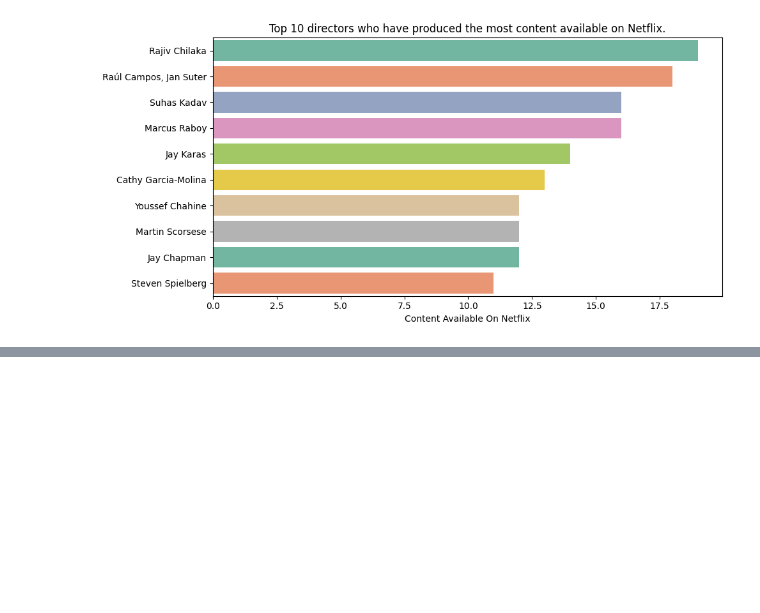
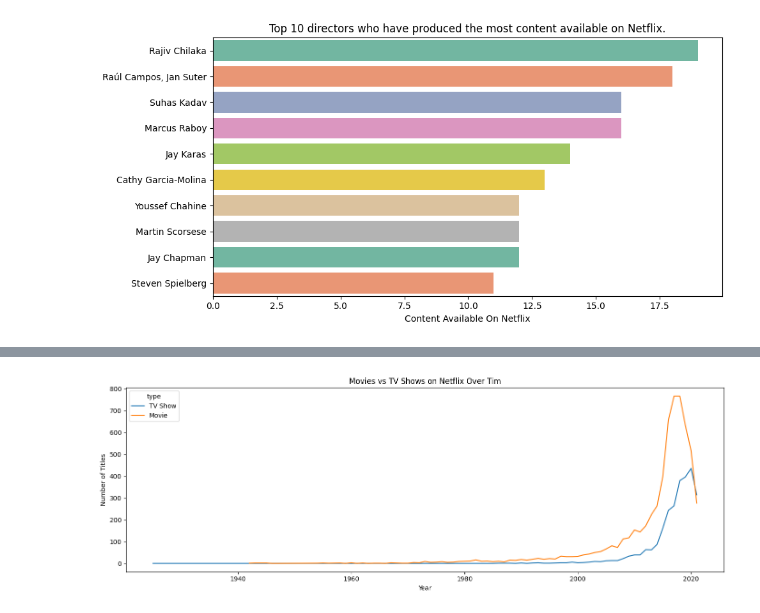
Before and after one commit to PolobeastYt/netflix-eda, a Jupyter notebook: netflix_eda.ipynb, the cells around one changed output, grey strips where cells are left out. Cells and saved outputs as stored; diff of their text form; code cells hidden in the pictures; blank space fills up the shorter version.

```diff
--- a/netflix_eda.ipynb
+++ b/netflix_eda.ipynb
@@ -141,0 +156,11 @@ Passing `palette` without assigning `hue` is deprecated and will be removed in v
+# %%
+content_trend = df.groupby(['release_year', 'type']).size().reset_index(name='count')
+plt.figure(figsize=(14,5))
+sns.lineplot(x= 'release_year', y ='count', hue= 'type', data = content_trend)
+plt.title('Movies vs TV Shows on Netflix Over Time')
+plt.xlabel('Year')
+plt.ylabel('Number of Titles')
+plt.tight_layout()
+plt.show()
+# %% [output]
+[figure, added]
```
Also changed, not shown: parts of 3 cells of this notebook.
